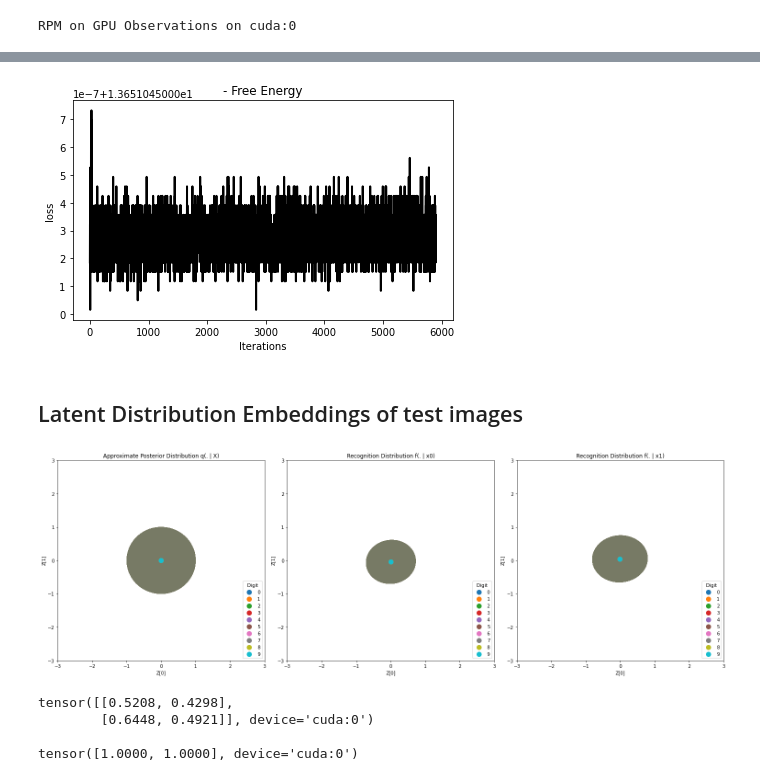
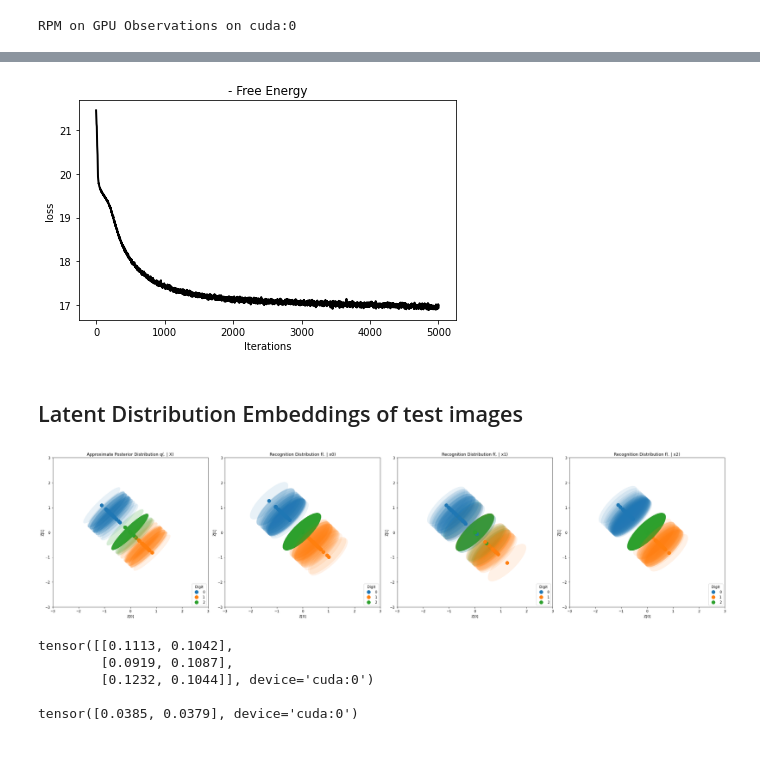
Before and after one commit to hugosou/cRPM, a Jupyter notebook: demo_peer_supervision_fast.ipynb, the cells around one changed output, grey strips where cells are left out. Drawn from its saved outputs; the diff is of its cells as text; code cells hidden in the pictures; blank space fills up the shorter version.

```diff
--- a/demo_peer_supervision_fast.ipynb
+++ b/demo_peer_supervision_fast.ipynb
@@ -44,14 +44,14 @@ test_data = datasets.MNIST(
 torch.manual_seed(10)
 
 # Number of Conditionally independent Factors
-num_factors = 2
+num_factors = 3
 
 # Sub-Sample original dataset
 train_length = 60000
 
 # Keep Only some digits (for efficiency)
 sub_ids = torch.tensor([0, 1, 2, 3, 4, 5, 6, 7, 8, 9])
-#sub_ids = torch.tensor([0, 1, 2, 3])
+sub_ids = torch.tensor([0, 1, 2])
 num_digits = len(sub_ids)
 
 # Rearrange MNIST by grouping num_factors Conditionally independent Observations together
@@ -85,8 +85,8 @@ data_type = torch.float32
 torch.set_default_dtype(data_type)
 
 Jnoise = 1
-observations[Jnoise] += 2 * observations[Jnoise].abs().max() * torch.rand(observations[Jnoise].shape)
-observations_test[Jnoise] += 2 * observations_test[Jnoise].abs().max() * torch.rand(observations_test[Jnoise].shape)
+observations[Jnoise] += 6 * observations[Jnoise].abs().max() * torch.rand(observations[Jnoise].shape)
+observations_test[Jnoise] += 6 * observations_test[Jnoise].abs().max() * torch.rand(observations_test[Jnoise].shape)
 
 # Training Move to GPU
 obs = [(obsi / obsi.max()).to(device) for obsi in observations]
@@ -116,26 +116,26 @@ for obsi in range(len(num_plot)):
 # Fit params
 
 factors_params = {
-    'channels': [[1, 30, 30, 30], [1, 30, 30, 30]],
-    'kernel_conv': [[5, 5, 5], [5, 5, 5]],
-    'kernel_pool': [[1, 2, 2], [1, 2, 2]],
-    'dim_hidden': [[20, 20], [20, 20]],
-    'nonlinearity': [F.relu, F.relu],
-    'optimizer': lambda params: torch.optim.RMSprop(params=params, lr=1e-3),
-    'dropout': [0.3, 0.3]
+    'channels': [[1, 30, 30, 30], [1, 30, 30, 30], [1, 30, 30, 30]],
+    'kernel_conv': [[5, 5, 5], [5, 5, 5], [5, 5, 5]],
+    'kernel_pool': [[1, 2, 2], [1, 2, 2], [1, 2, 2]],
+    'dim_hidden': [[20, 20], [20, 20], [20, 20]],
+    'nonlinearity': [F.relu, F.relu, F.relu],
+    'optimizer': lambda params: torch.optim.Adam(params=params, lr=1e-3),
+    'dropout': [0.2, 0.2, 0.2]
 }
 
 auxiliary_params = {
-    'optimizer': lambda params: torch.optim.RMSprop(params=params, lr=1e-3),
+    'optimizer': lambda params: torch.optim.Adam(params=params, lr=1e-3),
     'update_bool': False,
 }
 
 
 fit_params = {
-    'num_epoch': 6000,
+    'num_epoch': 5000,
     'batch_size': 1000,
     'auxiliary_update': False,
-    'auxiliary_toggle': lambda x: x.epoch > 2,
+    'auxiliary_toggle': lambda x: x.epoch < 0,
     'dim_latent': 2,
     'factors_params': factors_params,
     'auxiliary_params': auxiliary_params,
@@ -155,4 +171,4 @@ Toggling Auxiliary Factors Update
 # %%
-plot_loss(rpm, offset=100)
+plot_loss(rpm, offset=0)
 # %% [output]
-[figure, old version]
+[figure, new version]
@@ -226,7 +240,7 @@ for J in range(-1, rpm.num_factors):
             plt.ylim([-xmaxmin, xmaxmin])
             plt.tight_layout()
 # %% [output]
-[figure, old version]
+[figure, new version]
 # %%
 from flexible_multivariate_normal import FlexibleMultivariateNormal
 
@@ -241,7 +255,8 @@ print(fvar[:, 0].diagonal(dim1=-1, dim2= -2))
 print('')
 print(qvar[0].diagonal(dim1=-1, dim2= -2))
 # %% [output]
-tensor([[0.5208, 0.4298],
-        [0.6448, 0.4921]], device='cuda:0')
+tensor([[0.1113, 0.1042],
+        [0.0919, 0.1087],
+        [0.1232, 0.1044]], device='cuda:0')
 
-tensor([1.0000, 1.0000], device='cuda:0')
+tensor([0.0385, 0.0379], device='cuda:0')
```
Also changed, not shown: parts of 10 cells of this notebook, 1 other file.
